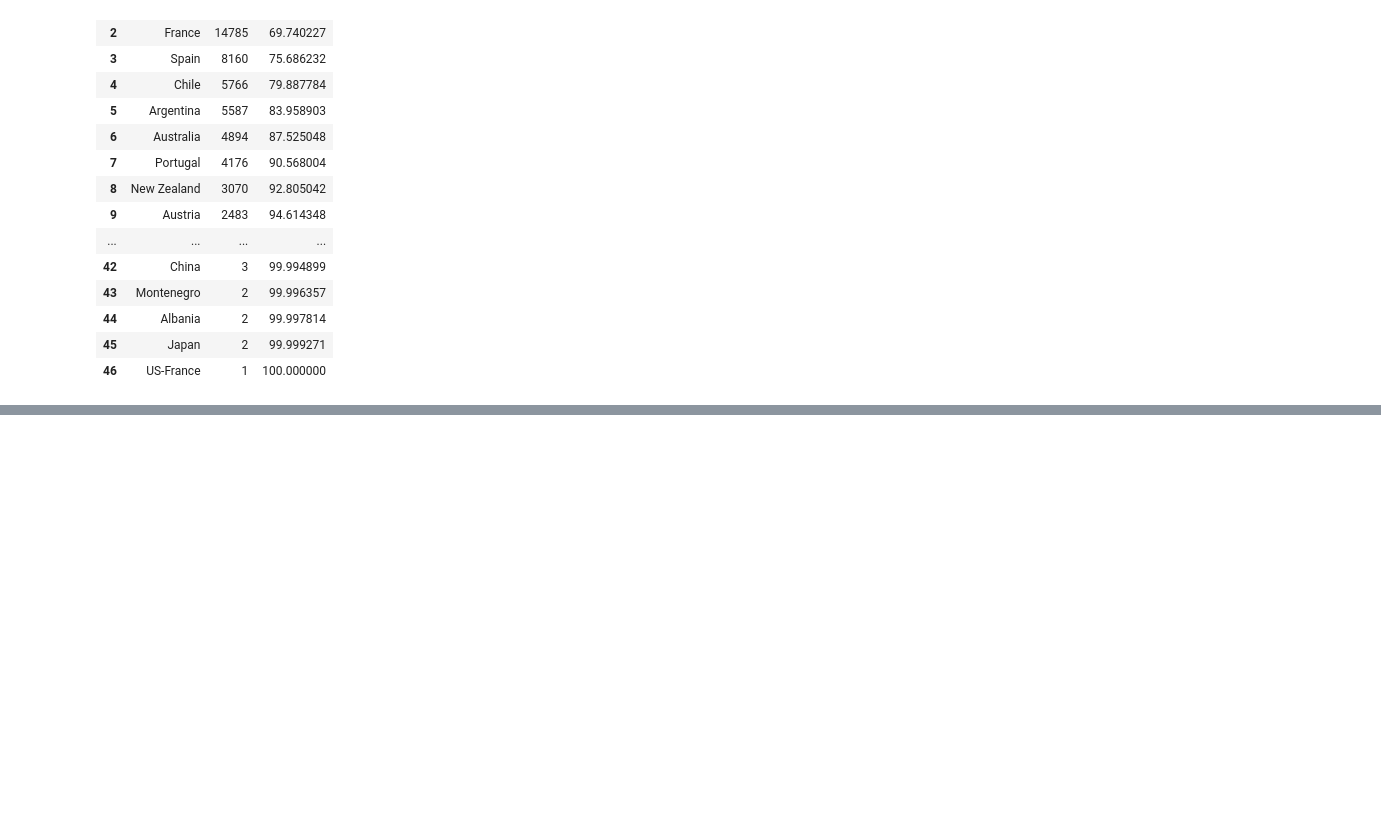
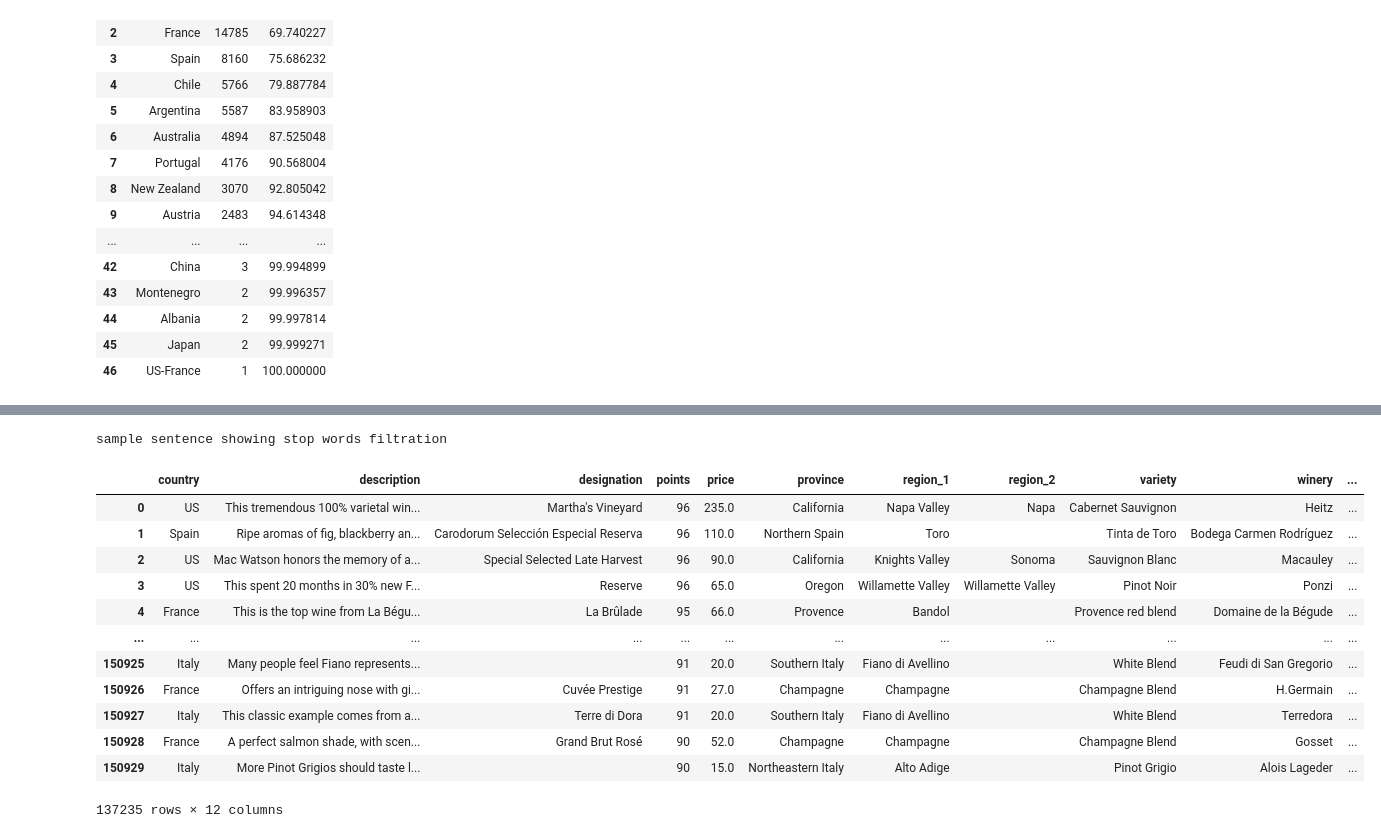
Before and after one commit to Narawish/wine-nlp, a Jupyter notebook: wine_review.ipynb, the cells around one changed output, grey strips where cells are left out. Drawn from its saved outputs; the diff is of its cells as text; code cells hidden in the pictures; blank space fills up the shorter version.

```diff
--- a/wine_review.ipynb
+++ b/wine_review.ipynb
@@ -140,0 +165,10 @@ As show in the chart, around 80% of number of wine were produced from US, Italy,
+# %%
+# Get stop words
+
+import nltk
+from nltk.corpus import stopwords
+from nltk.tokenize import word_tokenize
+
+nltk.download('stopwords')
+# print(stopwords.words('english'))
+stop_words = set(stopwords.words('english'))
@@ -140,0 +179,40 @@ As show in the chart, around 80% of number of wine were produced from US, Italy,
+# %%
+# Extracting description column to remove stopwords
+
+def process_text(text):
+
+    # Remove Symbols
+    text = "".join(w for w in text if w not in ("?", ".", ";", ":", "!", '"', ",","-","_"))
+
+    # convert the text into tokenizer
+    word_tokens = word_tokenize(text)
+
+    # Remove stop words in text
+    filtered_sentence = [w for w in word_tokens if not w.lower() in stop_words]
+    return " ".join([word for word in filtered_sentence])
+
+example = """This is a sample sentence,
+                  showing off the stop words filtration."""
+
+processed_example = process_text(example)
+print(processed_example)
+# %% [output]
+sample sentence showing stop words filtration
+# %%
+# apply the method to the dataframe
+df["text_tokens"] = df["description"].apply(process_text)
+df
+# %% [output]
+|  | country | description | designation | points | price | province | region_1 | region_2 | variety | winery | ... |
+| 0 | US | This tremendous 100% varietal win... | Martha's Vineyard | 96 | 235.0 | California | Napa Valley | Napa | Cabernet Sauvignon | Heitz | ... |
+| 1 | Spain | Ripe aromas of fig, blackberry an... | Carodorum Selección Especial Reserva | 96 | 110.0 | Northern Spain | Toro |  | Tinta de Toro | Bodega Carmen Rodríguez | ... |
+| 2 | US | Mac Watson honors the memory of a... | Special Selected Late Harvest | 96 | 90.0 | California | Knights Valley | Sonoma | Sauvignon Blanc | Macauley | ... |
+| 3 | US | This spent 20 months in 30% new F... | Reserve | 96 | 65.0 | Oregon | Willamette Valley | Willamette Valley | Pinot Noir | Ponzi | ... |
+| 4 | France | This is the top wine from La Bégu... | La Brûlade | 95 | 66.0 | Provence | Bandol |  | Provence red blend | Domaine de la Bégude | ... |
+| ... | ... | ... | ... | ... | ... | ... | ... | ... | ... | ... | ... |
+| 150925 | Italy | Many people feel Fiano represents... |  | 91 | 20.0 | Southern Italy | Fiano di Avellino |  | White Blend | Feudi di San Gregorio | ... |
+| 150926 | France | Offers an intriguing nose with gi... | Cuvée Prestige | 91 | 27.0 | Champagne | Champagne |  | Champagne Blend | H.Germain | ... |
+| 150927 | Italy | This classic example comes from a... | Terre di Dora | 91 | 20.0 | Southern Italy | Fiano di Avellino |  | White Blend | Terredora | ... |
+| 150928 | France | A perfect salmon shade, with scen... | Grand Brut Rosé | 90 | 52.0 | Champagne | Champagne |  | Champagne Blend | Gosset | ... |
+| 150929 | Italy | More Pinot Grigios should taste l... |  | 90 | 15.0 | Northeastern Italy | Alto Adige |  | Pinot Grigio | Alois Lageder | ... |
+137235 rows × 12 columns
```
Also changed, not shown: parts of 21 cells of this notebook, 2 other files.
